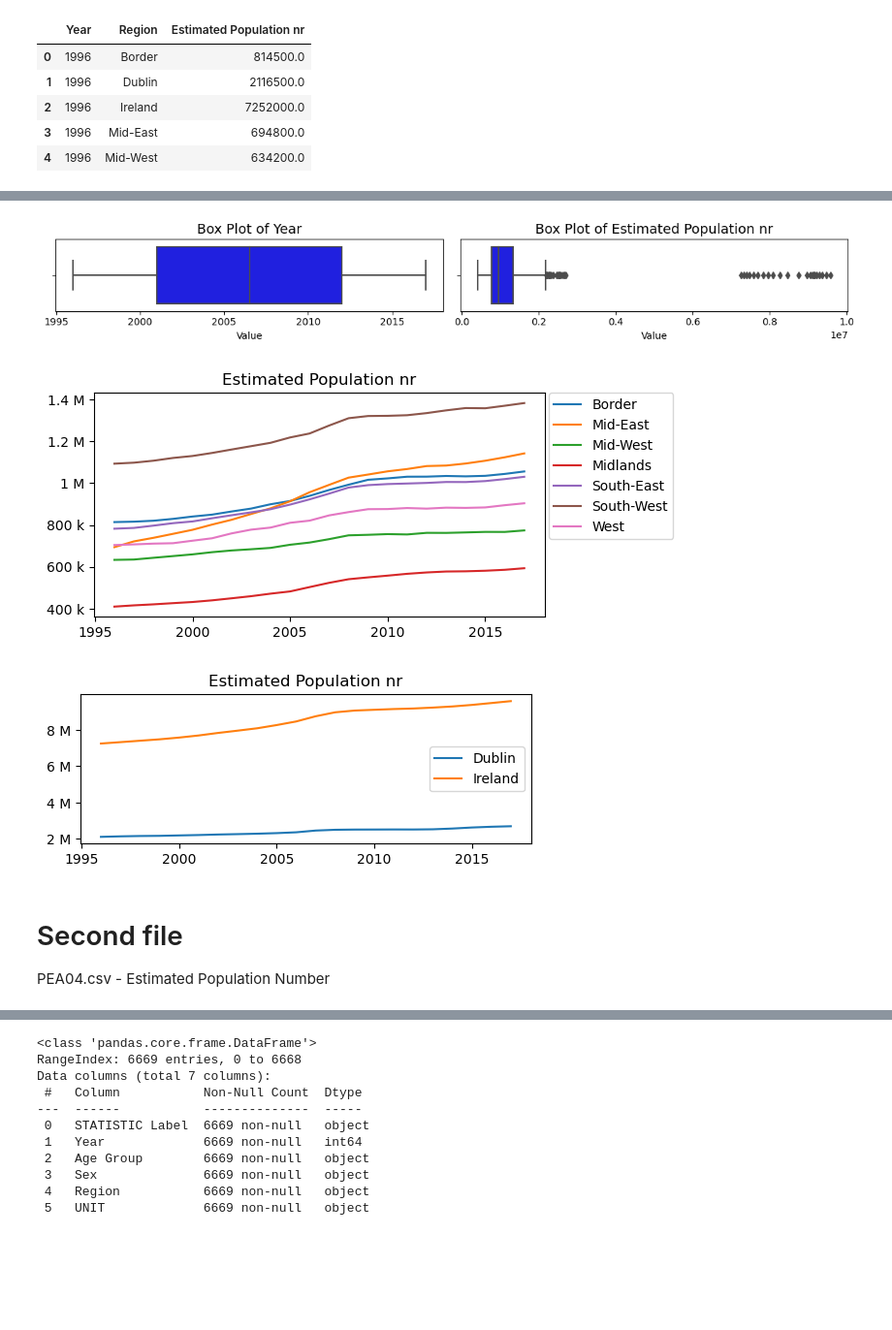
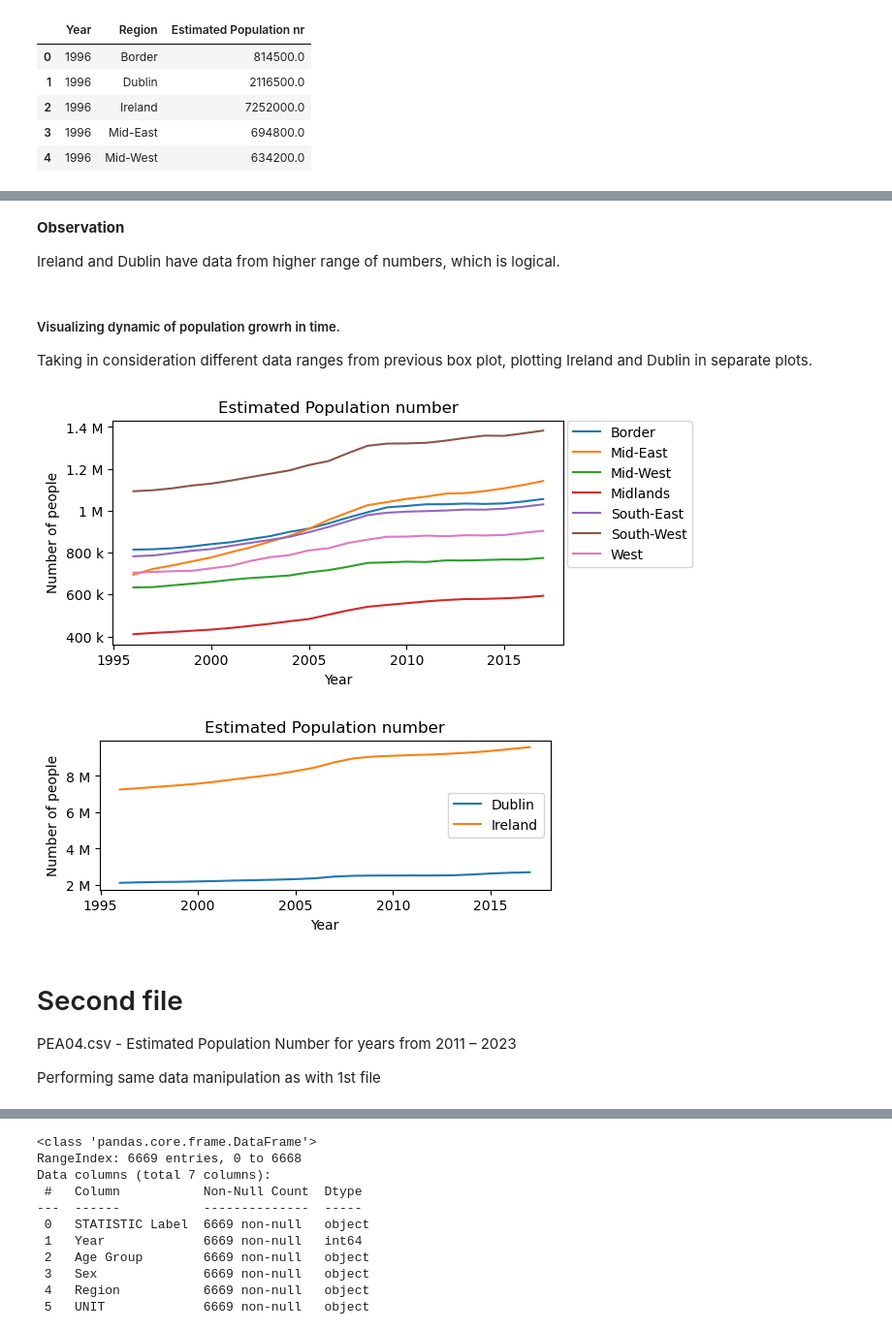
Before and after one commit to Natidhcp/MSc_DA, a Jupyter notebook: PEA.ipynb, the cells around one changed output, grey strips where cells are left out. Shown at 97% size. Cells and saved outputs as stored; diff of their text form; code cells hidden in the pictures; blank space fills up the shorter version.

```diff
--- a/PEA.ipynb
+++ b/PEA.ipynb
@@ -158 +146,8 @@ array([1996, 1997, 1998, 1999, 2000, 2001, 2002, 2003, 2004, 2005, 2006,
+# %% [markdown]
+**Observation**
+
+Ireland and Dublin have data from higher range of numbers, which is logical.
+# %% [markdown]
+##### Visualizing dynamic of population growrh in time.
+Taking in consideration different data ranges from previous box plot, plotting Ireland and Dublin in separate plots.
 # %%
@@ -159,32 +155,15 @@ array([1996, 1997, 1998, 1999, 2000, 2001, 2002, 2003, 2004, 2005, 2006,
 df_reg = df_pop1.drop(df_pop1[(df_pop1["Region"] == "Ireland") | (df_pop1["Region"] == "Dublin")].index)
-# %%
-# Creating a figure and axis objects
-fig, axes = plt.subplots(nrows = 1, ncols = 2, figsize=(12, 2))
-
-# Flattening the axis to allow for easy iteration
-axes = axes.flatten()
-
-# Defining the numerical columns to be plotted
-box_plot_cols = df_pop1[[ 'Year', 'Estimated Population nr']]
-
-# Loop through each column to create several box plots
-for i, column in enumerate(box_plot_cols.columns):
-    sns.boxplot(x = box_plot_cols[column], ax = axes[i], color = 'b')
-    axes[i].set_title(f'Box Plot of {column}', fontsize = 14)
-    axes[i].set_xlabel('Value')
-
-# Formatting & displaying the plots
-plt.tight_layout()
-plt.show()
-# %% [output]
-[figure, removed]
 # %%
-plt.figure(figsize=(6, 3))
-for region in df_reg.Region.unique():
+#Plotting dynamic of population growrh in time
+plt.figure(figsize=(6, 3)) # setting figure size
+for region in df_reg.Region.unique(): # creating a loop for regions
     df_region = df_reg[df_reg['Region'] == region]
-    plt.gca().yaxis.set_major_formatter(ticker.EngFormatter())
-    plt.plot(df_region['Year'], df_region['Estimated Population nr'], label=region)
-    plt.legend(loc='upper right', bbox_to_anchor=(1.3, 1.03))
-    plt.title('Estimated Population nr')
+    plt.gca().yaxis.set_major_formatter(ticker.EngFormatter()) # set ticker for big numbers
+    plt.plot(df_region['Year'], df_region['Estimated Population nr'], label=region) # creating a plot with data for axes
+    plt.legend(loc='upper right', bbox_to_anchor=(1.3, 1.03)) # setting legend outfide of figure with plot for readability
+    # Set title and axes name
+    plt.title('Estimated Population number')
+    plt.xlabel("Year")
+    plt.ylabel("Number of people")
 # %% [output]
-[figure, old version]
+[figure, new version]
@@ -193,16 +174,20 @@ df_filter = df_pop1.drop(df_pop1[(df_pop1["Region"] != "Ireland") & (df_pop1["Re
 # %%
 plt.figure(figsize=(6, 2))
 for region in df_filter.Region.unique():
     df_region = df_filter[df_filter['Region'] == region]
     plt.gca().yaxis.set_major_formatter(ticker.EngFormatter())
     plt.plot(df_region['Year'], df_region['Estimated Population nr'], label=region)
     plt.legend(loc='right')
-    plt.title('Estimated Population nr')
+    plt.title('Estimated Population number')
+    plt.xlabel("Year")
+    plt.ylabel("Number of people")
 # %% [output]
-[figure, old version]
+[figure, new version]
 # %% [markdown]
 # Second file
-PEA04.csv - Estimated Population Number
+PEA04.csv - Estimated Population Number for years from 2011 – 2023
+
+Performing same data manipulation as with 1st file
 # %%
 #Creating a DataFrame from file with Estimated Population statistic and displaing random rows
 df_pop = pd.read_csv("PEA04.csv")
```
Also changed, not shown: parts of 30 cells of this notebook.
